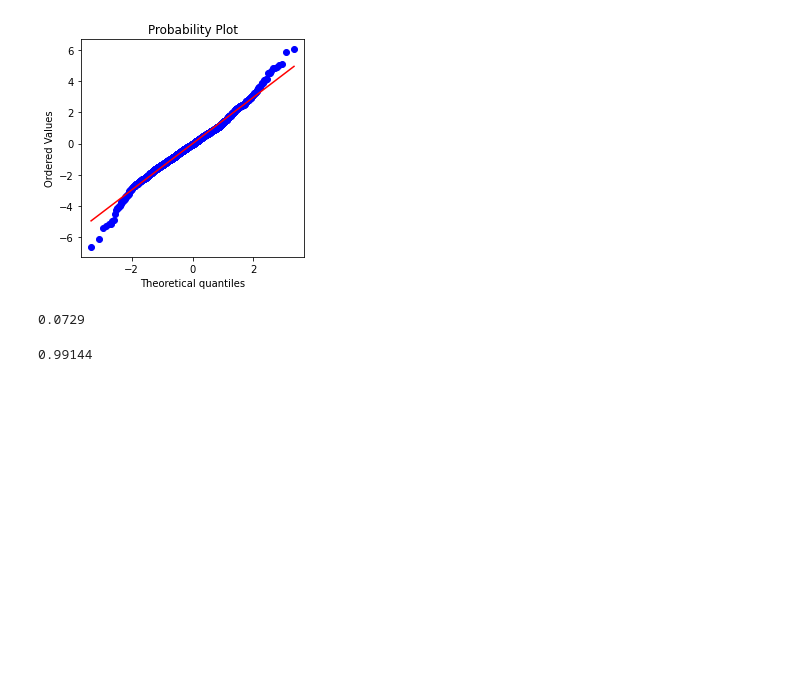
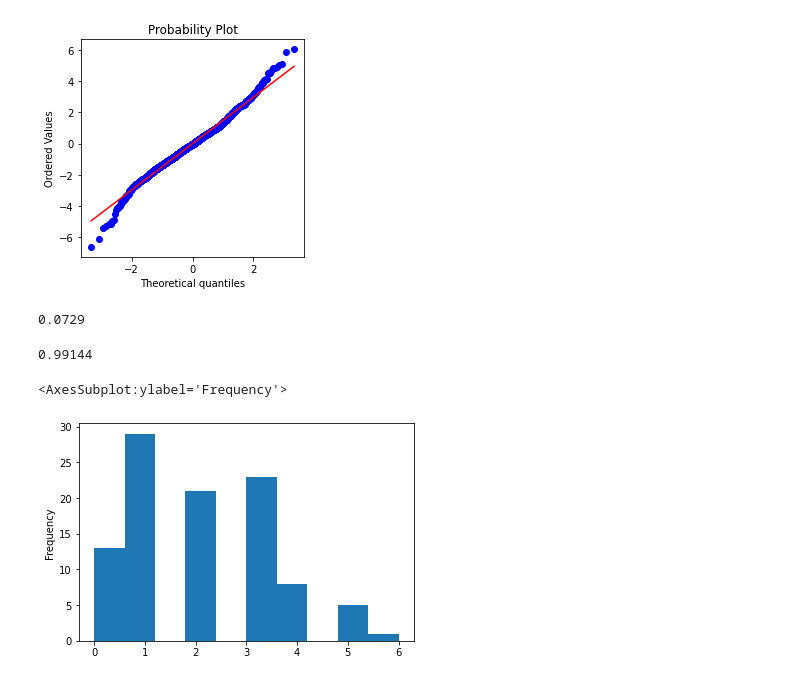
Before and after one commit to arunkdwivedi/practical-statistics-for-data-scientists, a Jupyter notebook: python/notebooks/chapter 2.ipynb, the cells around one changed output. Drawn from its saved outputs; the diff is of its cells as text; code cells hidden in the pictures; blank space fills up the shorter version.

```diff
--- a/python/notebooks/chapter 2.ipynb
+++ b/python/notebooks/chapter 2.ipynb
@@ -135,3 +135,9 @@ stats.binom.pmf(2,n=5,p=0.1)
 stats.binom.cdf(2,n=5,p=0.1)
 # %% [output]
 0.99144
+# %%
+sample = stats.poisson.rvs(2, size=100)
+pd.Series(sample).plot.hist()
+# %% [output]
+<AxesSubplot:ylabel='Frequency'>
+[figure, added]
```
Also changed, not shown: parts of 6 cells of this notebook, 3 other files.
